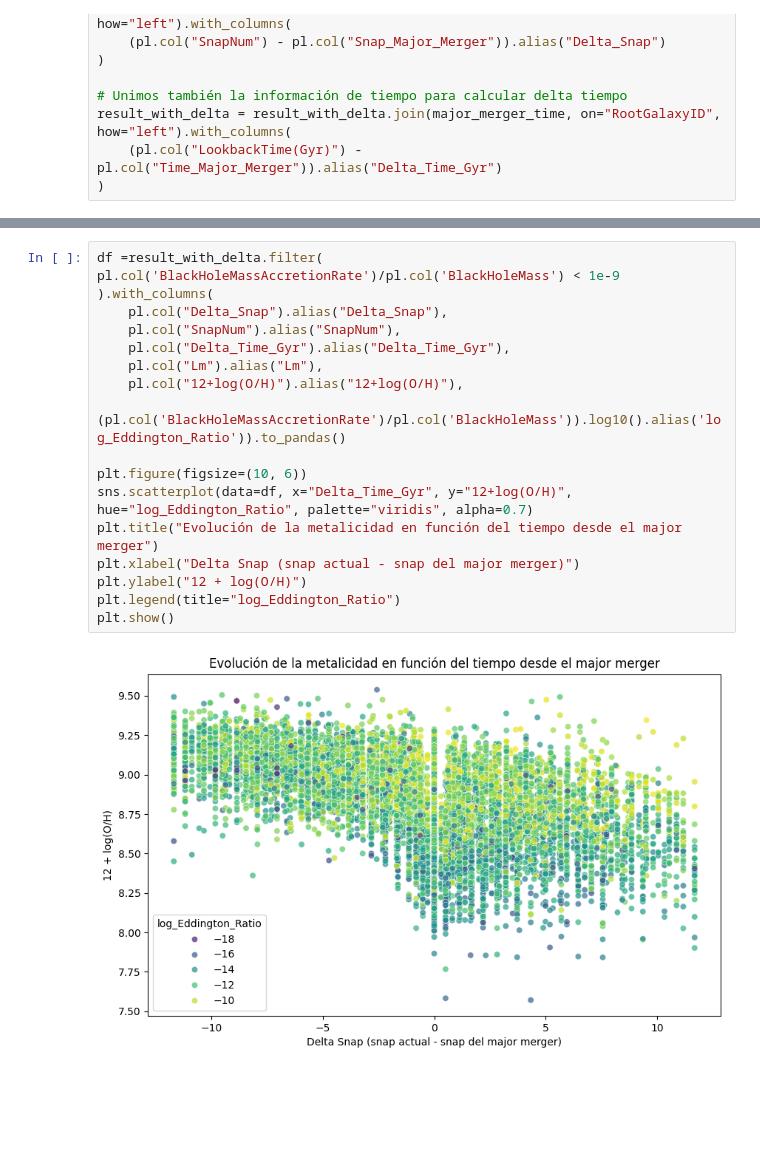
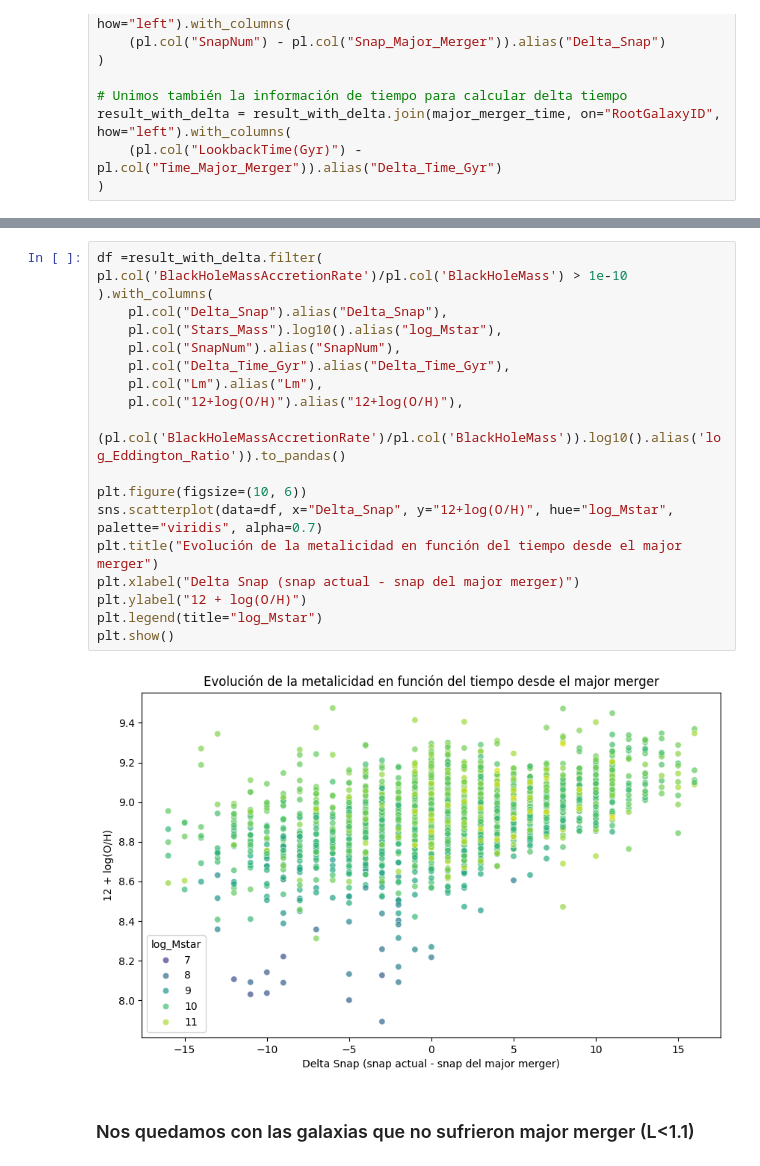
Before and after one commit to SantamariaR/Taller-Tesis-1, a Jupyter notebook: Estadistica_evolutiva.ipynb, the cells around one changed output, grey strips where cells are left out. Saved outputs shown, nothing was run; the diff lists cells and outputs as text; blank space fills up the shorter version.

```diff
--- a/Estadistica_evolutiva.ipynb
+++ b/Estadistica_evolutiva.ipynb
@@ -287,20 +297,23 @@ shape: (12_426, 34)
 | 21986362 | 27 | 0.100639 | 1.1160e12 | 1.9529e17 | -19255.164 | 2623.7925 | 3542.5198 | ... |
 | 21986361 | 28 | 2.2204e-16 | 1.2919e12 | 4.1714e17 | -36948.383 | 16499.713 | 13355.165 | ... |
 # %%
-df =result_with_delta.filter( pl.col('BlackHoleMassAccretionRate')/pl.col('BlackHoleMass') < 1e-9 ).with_columns(
+df =result_with_delta.filter( pl.col('BlackHoleMassAccretionRate')/pl.col('BlackHoleMass') > 1e-10 ).with_columns(
     pl.col("Delta_Snap").alias("Delta_Snap"),
+    pl.col("Stars_Mass").log10().alias("log_Mstar"),
     pl.col("SnapNum").alias("SnapNum"),
     pl.col("Delta_Time_Gyr").alias("Delta_Time_Gyr"),
     pl.col("Lm").alias("Lm"),
     pl.col("12+log(O/H)").alias("12+log(O/H)"),
     (pl.col('BlackHoleMassAccretionRate')/pl.col('BlackHoleMass')).log10().alias('log_Eddington_Ratio')).to_pandas()
 
 plt.figure(figsize=(10, 6))
-sns.scatterplot(data=df, x="Delta_Time_Gyr", y="12+log(O/H)", hue="log_Eddington_Ratio", palette="viridis", alpha=0.7)
+sns.scatterplot(data=df, x="Delta_Snap", y="12+log(O/H)", hue="log_Mstar", palette="viridis", alpha=0.7)
 plt.title("Evolución de la metalicidad en función del tiempo desde el major merger")
 plt.xlabel("Delta Snap (snap actual - snap del major merger)")
 plt.ylabel("12 + log(O/H)")
-plt.legend(title="log_Eddington_Ratio")
+plt.legend(title="log_Mstar")
 plt.show()
 # %% [output]
-[figure, old version]
+[figure, new version]
+# %% [markdown]
+### Nos quedamos con las galaxias que no sufrieron major merger (L<1.1)
```
Also changed, not shown: parts of 21 cells of this notebook, 5 other files.
